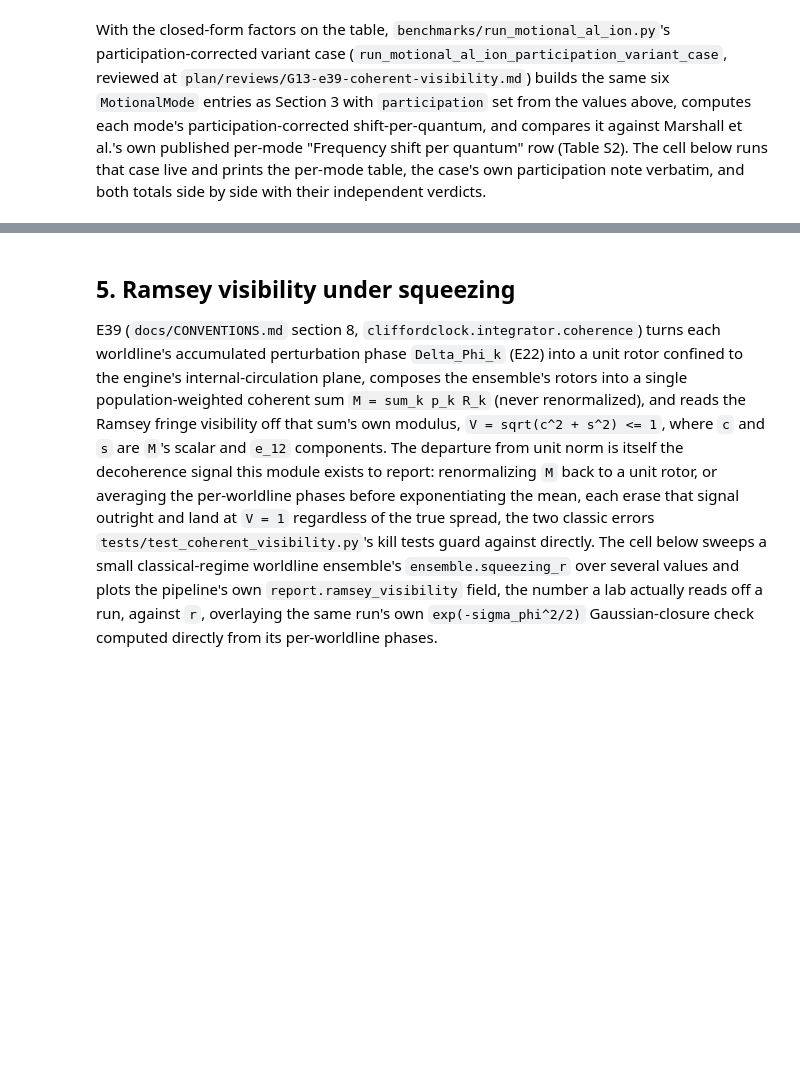
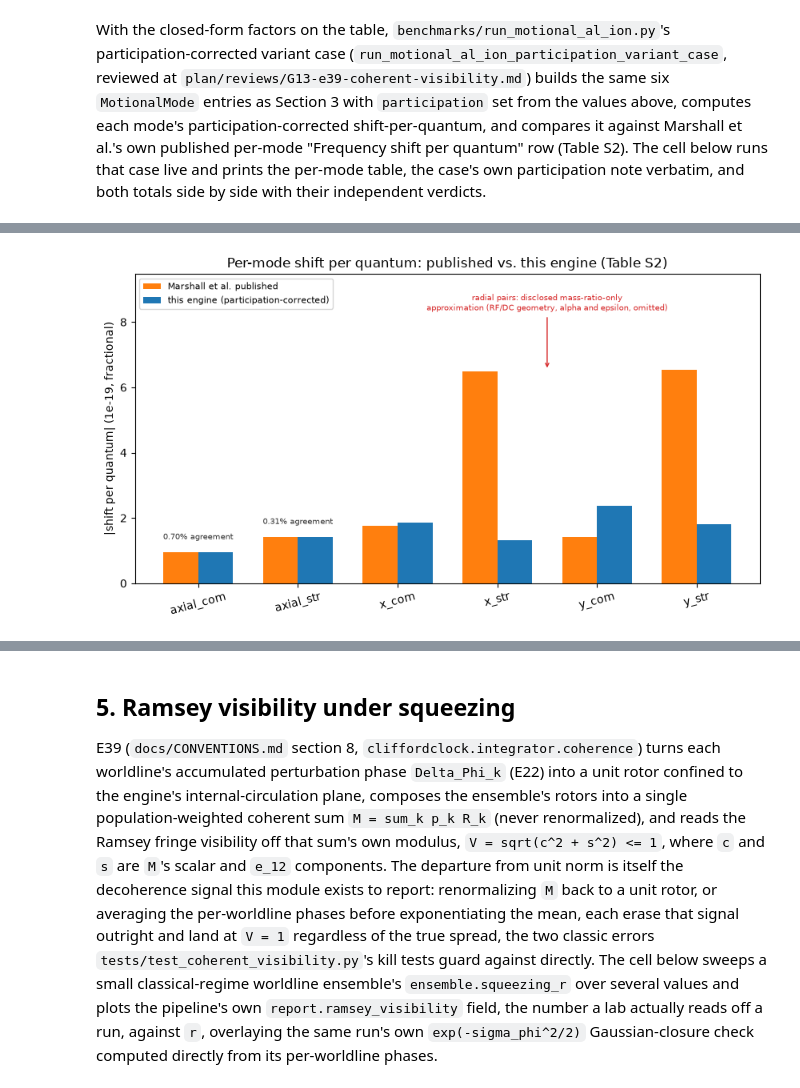
Before and after one commit to velar-mbr/CliffordClock, a Jupyter notebook: notebooks/13_trapped_ion_quantum_motion.ipynb, the cells around one changed output, grey strips where cells are left out. Cells and saved outputs as stored; diff of their text form; code cells hidden in the pictures; blank space fills up the shorter version.

```diff
--- a/notebooks/13_trapped_ion_quantum_motion.ipynb
+++ b/notebooks/13_trapped_ion_quantum_motion.ipynb
@@ -486,0 +524,61 @@ own open item pointed toward, not a proof of the earlier mechanism.
+# %%
+mode_labels = [m.name for m in participation_case.per_mode]
+published_1e19 = [abs(m.published_shift_per_quantum) * 1e19 for m in participation_case.per_mode]
+predicted_1e19 = [abs(m.predicted_shift_per_quantum) * 1e19 for m in participation_case.per_mode]
+
+x_pos = np.arange(len(mode_labels))
+bar_width = 0.35
+
+fig, ax = plt.subplots(figsize=(8.5, 4.8))
+ax.bar(
+    x_pos - bar_width / 2,
+    published_1e19,
+    bar_width,
+    label="Marshall et al. published",
+    color="C1",
+)
+ax.bar(
+    x_pos + bar_width / 2,
+    predicted_1e19,
+    bar_width,
+    label="this engine (participation-corrected)",
+    color="C0",
+)
+ax.set_xticks(x_pos)
+ax.set_xticklabels(mode_labels, rotation=15)
+ax.set_ylabel("|shift per quantum| (1e-19, fractional)")
+ax.set_title("Per-mode shift per quantum: published vs. this engine (Table S2)")
+ax.legend(fontsize=8, loc="upper left")
+
+y_top = max(published_1e19 + predicted_1e19)
+for i, m in enumerate(participation_case.per_mode):
+    if m.is_axial:
+        pct = abs(m.ratio_predicted_over_published - 1.0) * 100.0
+        bar_h = max(published_1e19[i], predicted_1e19[i])
+        ax.annotate(
+            f"{pct:.2f}% agreement",
+            xy=(x_pos[i], bar_h),
+            xytext=(x_pos[i], bar_h + 0.06 * y_top),
+            ha="center",
+            fontsize=7.5,
+            color="0.2",
+        )
+
+radial_indices = [i for i, m in enumerate(participation_case.per_mode) if not m.is_axial]
+radial_center = float(np.mean([x_pos[i] for i in radial_indices]))
+radial_top = max(published_1e19[i] for i in radial_indices)
+ax.annotate(
+    "radial pairs: disclosed mass-ratio-only\napproximation (RF/DC geometry, alpha "
+    "and epsilon, omitted)",
+    xy=(radial_center, radial_top),
+    xytext=(radial_center, y_top * 1.28),
+    ha="center",
+    fontsize=7.5,
+    color="C3",
+    arrowprops={"arrowstyle": "->", "color": "C3"},
+)
+ax.set_ylim(0, y_top * 1.45)
+fig.tight_layout()
+plt.show()
+# %% [output]
+[figure, added]
```
Also changed, not shown: parts of 15 cells of this notebook.
